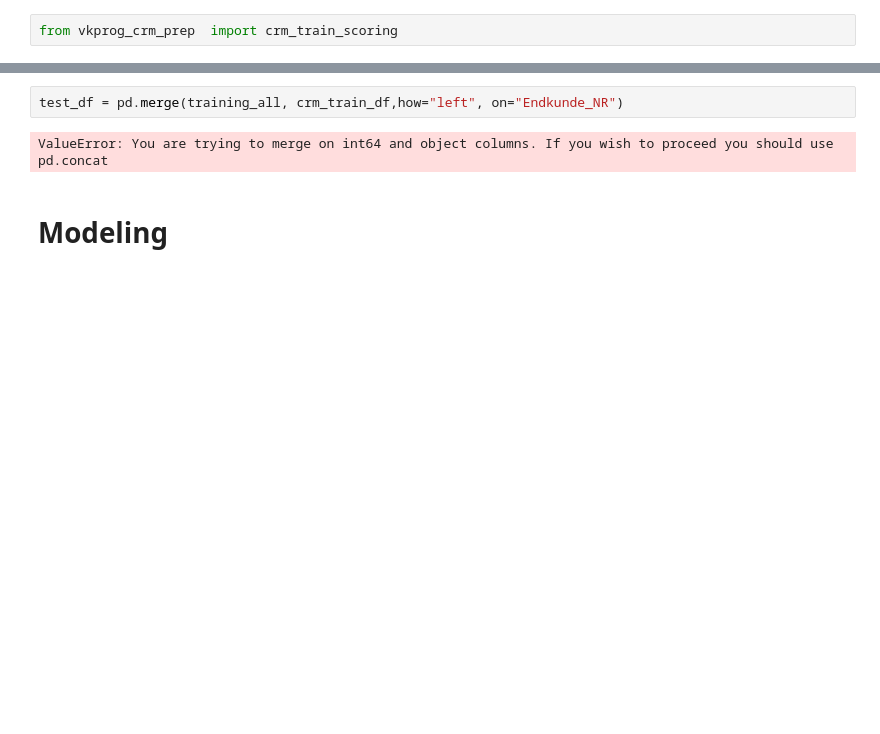
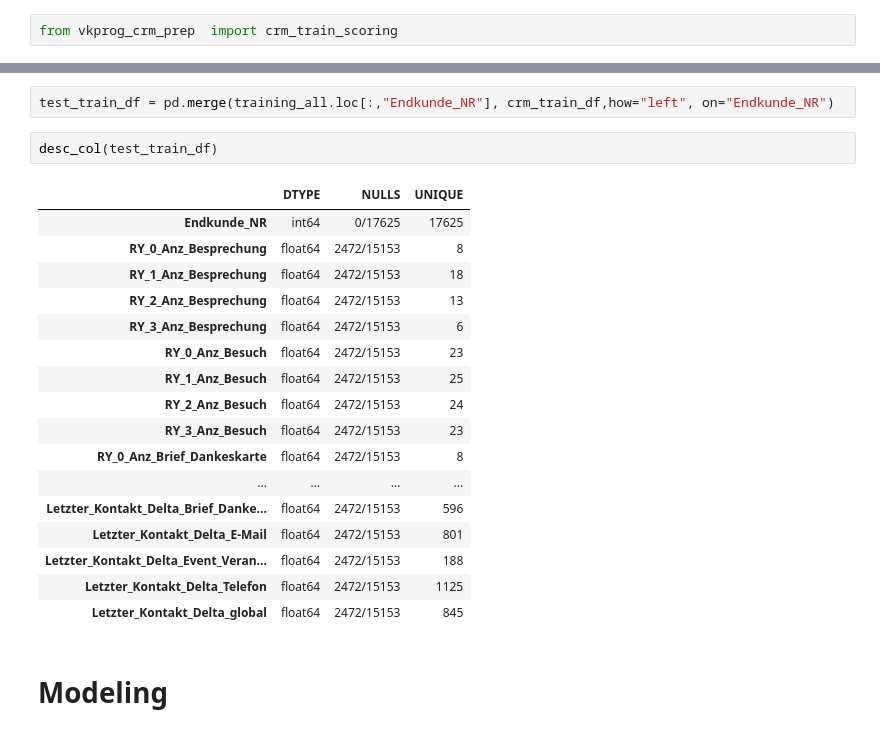
Before and after one commit to apgsga-stc/PredictiveAnalyticsPython, a Jupyter notebook: vkprog_analyse/sales_pred_master.ipynb, the cells around one changed output, grey strips where cells are left out. Cells and saved outputs as stored; diff of their text form; blank space fills up the shorter version.

```diff
--- a/vkprog_analyse/sales_pred_master.ipynb
+++ b/vkprog_analyse/sales_pred_master.ipynb
@@ -207,7 +159,25 @@ desc_col(crm_train_df)
 # %%
-test_df = pd.merge(training_all, crm_train_df,how="left", on="Endkunde_NR")
+test_train_df = pd.merge(training_all.loc[:,"Endkunde_NR"], crm_train_df,how="left", on="Endkunde_NR")
-# %% [output]
-ValueError: You are trying to merge on int64 and object columns. If you wish to proceed you should use pd.concat
+# %%
+desc_col(test_train_df)
+# %% [output]
+|  | DTYPE | NULLS | UNIQUE |
+| Endkunde_NR | int64 | 0/17625 | 17625 |
+| RY_0_Anz_Besprechung | float64 | 2472/15153 | 8 |
+| RY_1_Anz_Besprechung | float64 | 2472/15153 | 18 |
+| RY_2_Anz_Besprechung | float64 | 2472/15153 | 13 |
+| RY_3_Anz_Besprechung | float64 | 2472/15153 | 6 |
+| RY_0_Anz_Besuch | float64 | 2472/15153 | 23 |
+| RY_1_Anz_Besuch | float64 | 2472/15153 | 25 |
+| RY_2_Anz_Besuch | float64 | 2472/15153 | 24 |
+| RY_3_Anz_Besuch | float64 | 2472/15153 | 23 |
+| RY_0_Anz_Brief_Dankeskarte | float64 | 2472/15153 | 8 |
+| ... | ... | ... | ... |
+| Letzter_Kontakt_Delta_Brief_Danke... | float64 | 2472/15153 | 596 |
+| Letzter_Kontakt_Delta_E-Mail | float64 | 2472/15153 | 801 |
+| Letzter_Kontakt_Delta_Event_Veran... | float64 | 2472/15153 | 188 |
+| Letzter_Kontakt_Delta_Telefon | float64 | 2472/15153 | 1125 |
+| Letzter_Kontakt_Delta_global | float64 | 2472/15153 | 845 |
 # %% [markdown]
 # Modeling
 # %% [markdown]
```
Also changed, not shown: parts of 7 cells of this notebook, 2 other files.
